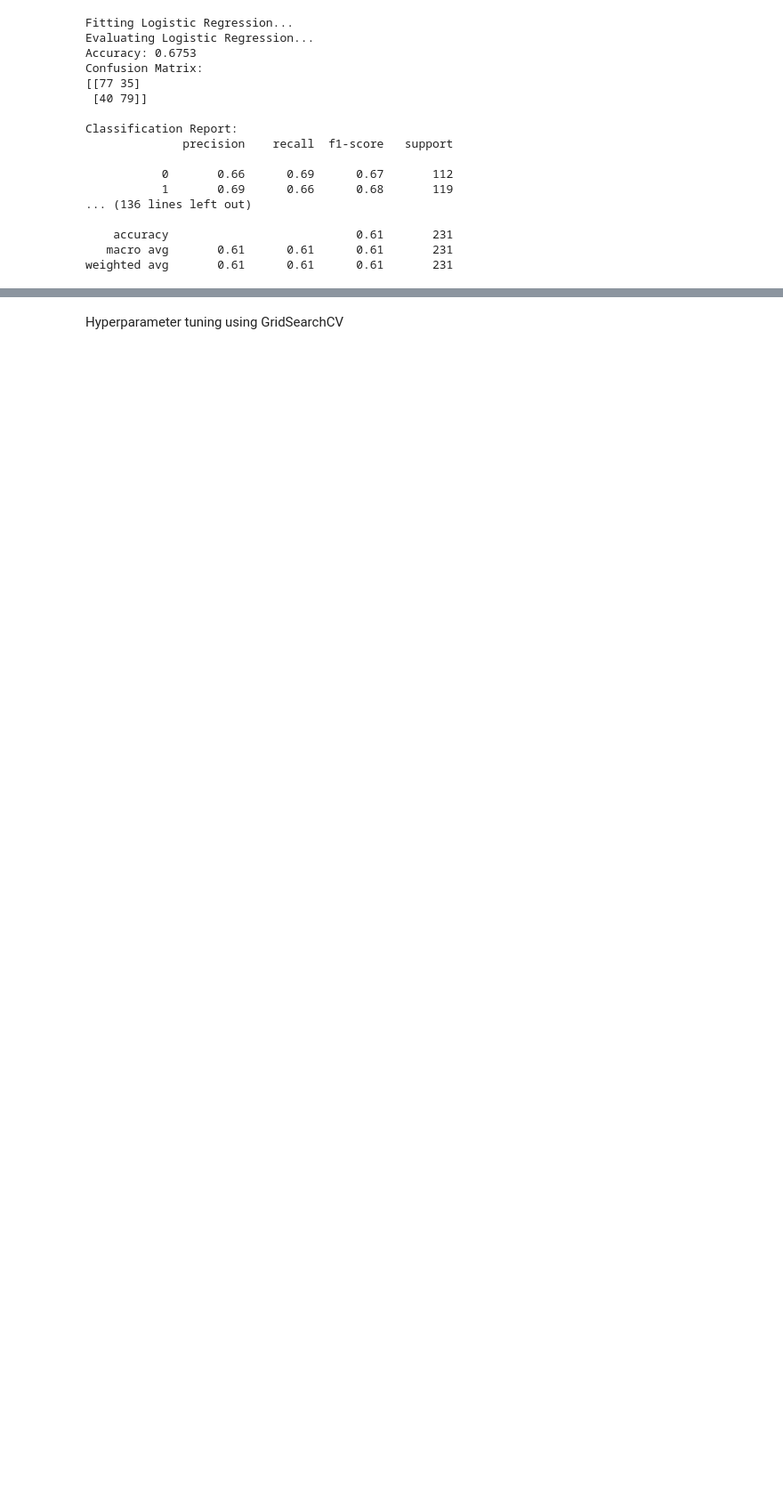
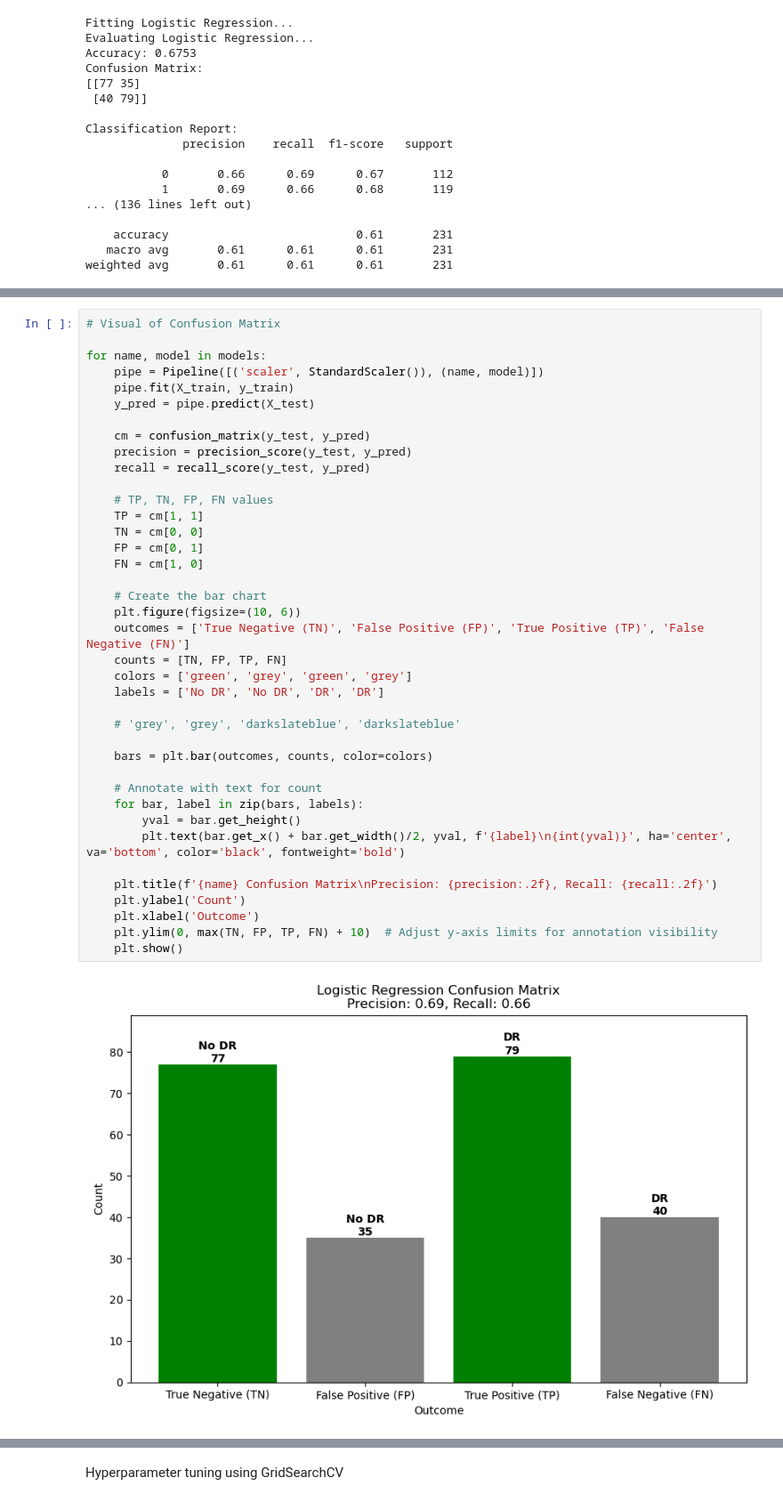
Before and after one commit to leonej01/Project-2-ML-Diabetic-Retinopathy, a Jupyter notebook: Starter_file.ipynb, the cells around one changed output, grey strips where cells are left out. Shown at 89% size. Cells and saved outputs as stored; diff of their text form; blank space fills up the shorter version.

```diff
--- a/Starter_file.ipynb
+++ b/Starter_file.ipynb
@@ -177,0 +213,41 @@ accuracy_df
+# %%
+# Visual of Confusion Matrix
+
+for name, model in models:
+    pipe = Pipeline([('scaler', StandardScaler()), (name, model)])
+    pipe.fit(X_train, y_train)
+    y_pred = pipe.predict(X_test)
+
+    cm = confusion_matrix(y_test, y_pred)
+    precision = precision_score(y_test, y_pred)
+    recall = recall_score(y_test, y_pred)
+
+    # TP, TN, FP, FN values
+    TP = cm[1, 1]
+    TN = cm[0, 0]
+    FP = cm[0, 1]
+    FN = cm[1, 0]
+
+    # Create the bar chart
+    plt.figure(figsize=(10, 6))
+    outcomes = ['True Negative (TN)', 'False Positive (FP)', 'True Positive (TP)', 'False Negative (FN)']
+    counts = [TN, FP, TP, FN]
+    colors = ['green', 'grey', 'green', 'grey']
+    labels = ['No DR', 'No DR', 'DR', 'DR']
+
+    # 'grey', 'grey', 'darkslateblue', 'darkslateblue'
+
+    bars = plt.bar(outcomes, counts, color=colors)
+
+    # Annotate with text for count
+    for bar, label in zip(bars, labels):
+        yval = bar.get_height()
+        plt.text(bar.get_x() + bar.get_width()/2, yval, f'{label}\n{int(yval)}', ha='center', va='bottom', color='black', fontweight='bold')
+
+    plt.title(f'{name} Confusion Matrix\nPrecision: {precision:.2f}, Recall: {recall:.2f}')
+    plt.ylabel('Count')
+    plt.xlabel('Outcome')
+    plt.ylim(0, max(TN, FP, TP, FN) + 10)  # Adjust y-axis limits for annotation visibility
+    plt.show()
+# %% [output]
+[figure, added]
```
Also changed, not shown: parts of 15 cells of this notebook, 1 other file.
